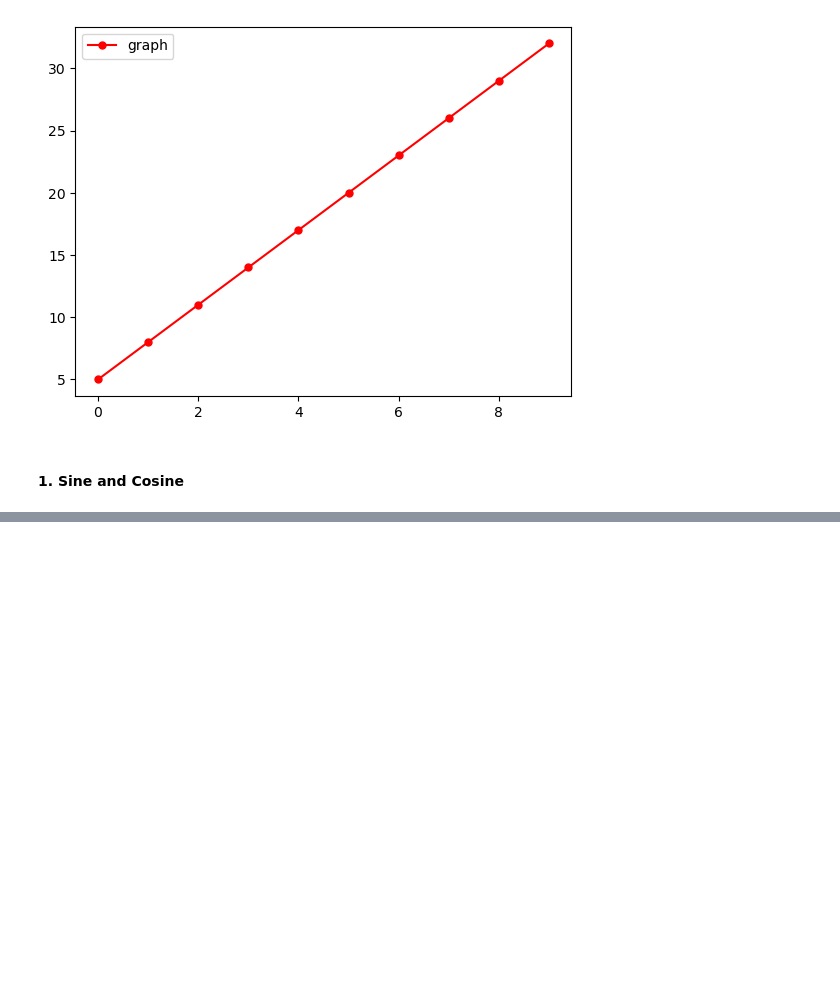
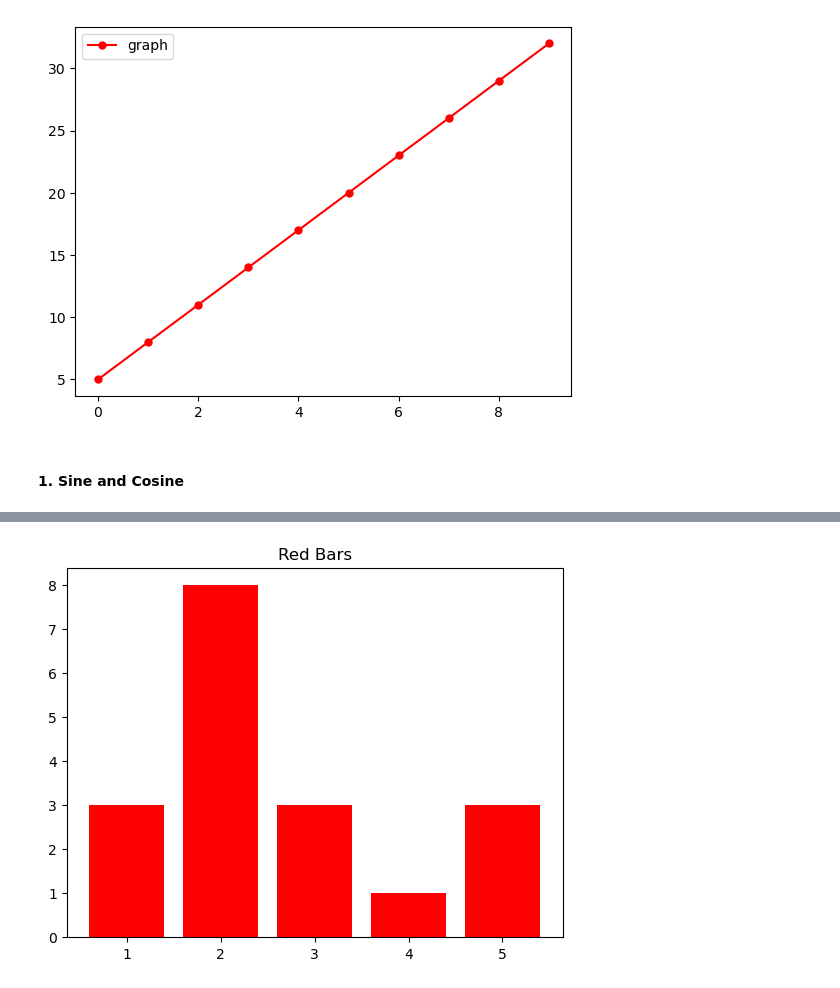
Before and after one commit to akhnasj/S3, a Jupyter notebook: DS/matplotlib.ipynb, the cells around one changed output, grey strips where cells are left out. Cells and saved outputs as stored; diff of their text form; code cells hidden in the pictures; blank space fills up the shorter version.

```diff
--- a/DS/matplotlib.ipynb
+++ b/DS/matplotlib.ipynb
@@ -37,0 +86,6 @@ plt.show()
+# %%
+plt.title("Red Bars")
+plt.bar(np.arange(1, 6), np.random.randint(1, 10, 5), color='red')
+plt.show()
+# %% [output]
+[figure, added]
```
Also changed, not shown: parts of 17 cells of this notebook, 1 other file.
